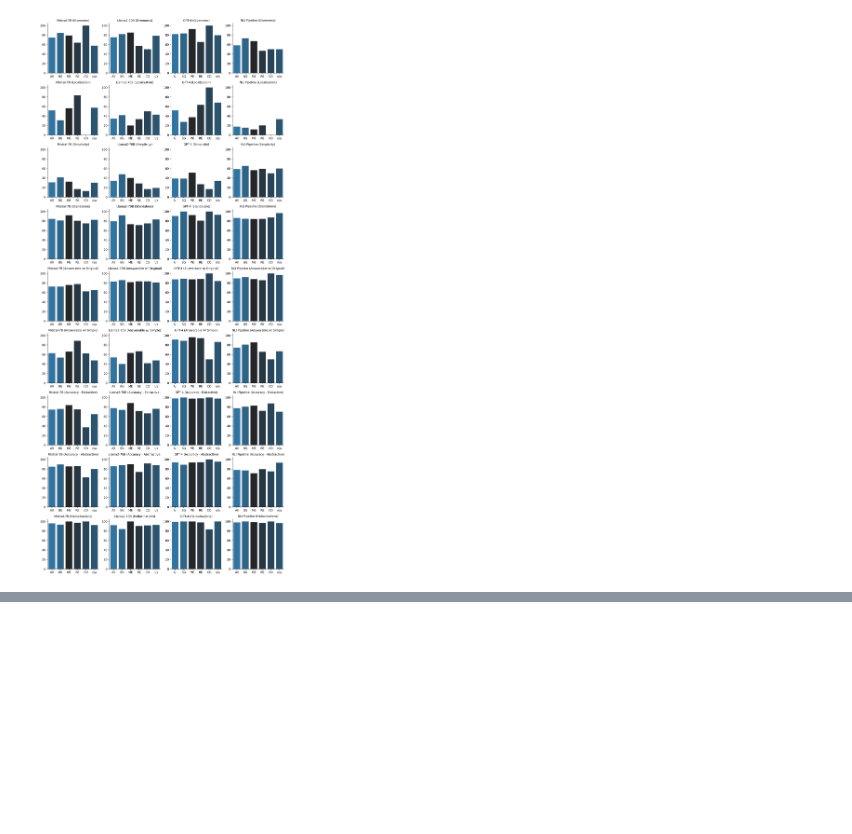
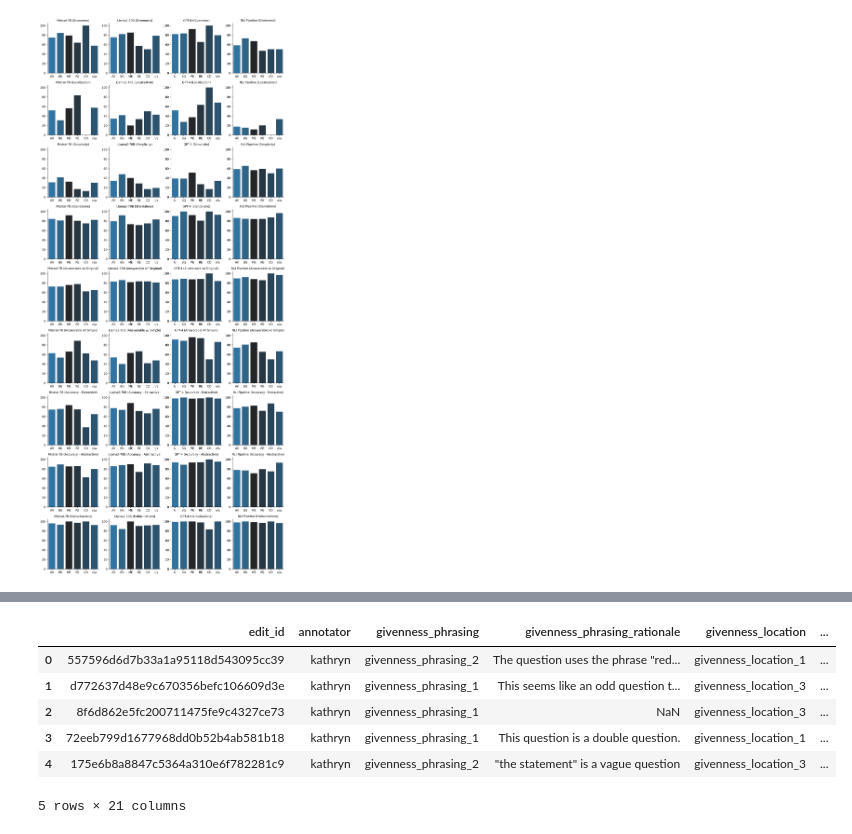
Before and after one commit to jantrienes/InfoLossQA, a Jupyter notebook: notebooks/03-eval-accuracy.ipynb, the cells around one changed output, grey strips where cells are left out. Drawn from its saved outputs; the diff is of its cells as text; code cells hidden in the pictures; blank space fills up the shorter version.

Commit message:
Export manual annotations

```diff
--- a/notebooks/03-eval-accuracy.ipynb
+++ b/notebooks/03-eval-accuracy.ipynb
@@ -959,0 +1005,39 @@ Setting a gradient palette using color= is deprecated and will be removed in v0.
+# %%
+annotation_cols = [
+    "edit_id",
+    "annotator",
+    "givenness_phrasing",
+    "givenness_phrasing_rationale",
+    "givenness_location",
+    "givenness_location_rationale",
+    "givenness_location_relabeled",
+    "simplicity_jargon",
+    "simplicity_jargon_rationale",
+    "simplicity_standalone",
+    "simplicity_standalone_rationale",
+    "relevance_source",
+    "relevance_source_rationale",
+    "relevance_target",
+    "relevance_target_rationale",
+    "accuracy_answer",
+    "accuracy_answer_rationale",
+    "accuracy_snippet",
+    "accuracy_snippet_rationale",
+    "hallucinations_answer",
+    "hallucinations_answer_rationale",
+]
+# %%
+anns = df_all_annotations.reset_index()
+anns = anns[annotation_cols]
+display(anns.head())
+
+anns[anns['annotator'] == 'kathryn'].to_json('../data/infolossqa-v1.0/evals-accuracy/rater-a.json', orient='records')
+anns[anns['annotator'] == 'keziah'].to_json('../data/infolossqa-v1.0/evals-accuracy/rater-b.json', orient='records')
+# %% [output]
+|  | edit_id | annotator | givenness_phrasing | givenness_phrasing_rationale | givenness_location | ... |
+| 0 | 557596d6d7b33a1a95118d543095cc39 | kathryn | givenness_phrasing_2 | The question uses the phrase "red... | givenness_location_1 | ... |
+| 1 | d772637d48e9c670356befc106609d3e | kathryn | givenness_phrasing_1 | This seems like an odd question t... | givenness_location_3 | ... |
+| 2 | 8f6d862e5fc200711475fe9c4327ce73 | kathryn | givenness_phrasing_1 | NaN | givenness_location_3 | ... |
+| 3 | 72eeb799d1677968dd0b52b4ab581b18 | kathryn | givenness_phrasing_1 | This question is a double question. | givenness_location_1 | ... |
+| 4 | 175e6b8a8847c5364a310e6f782281c9 | kathryn | givenness_phrasing_2 | "the statement" is a vague question | givenness_location_3 | ... |
+5 rows × 21 columns
```
Also changed, not shown: parts of 7 cells of this notebook, 8 other files.
